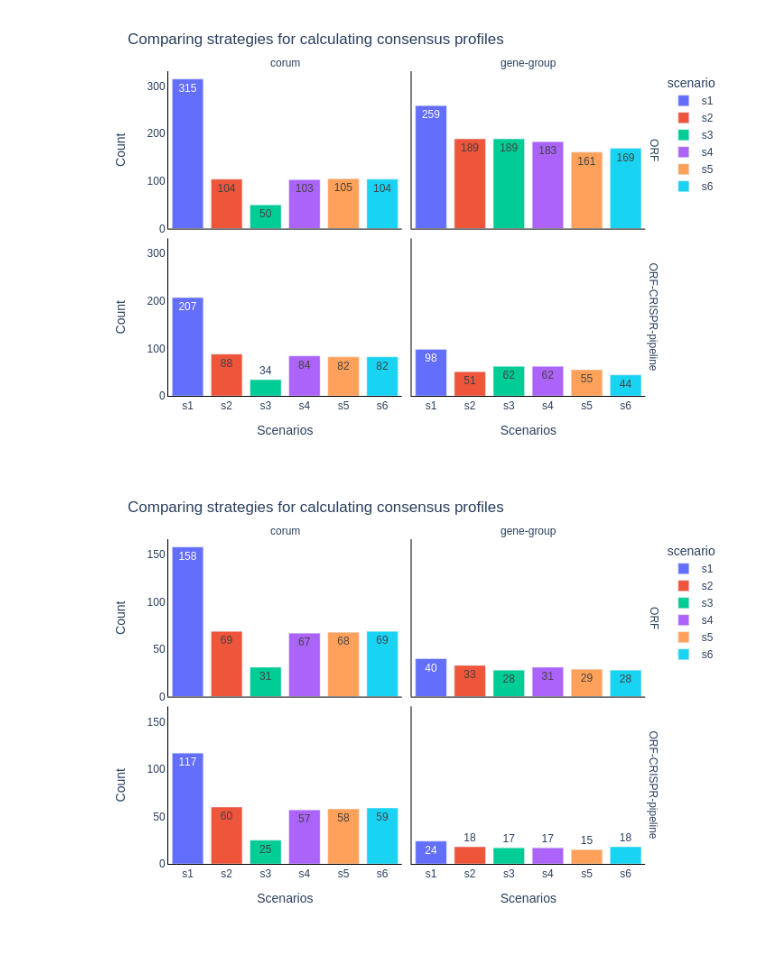
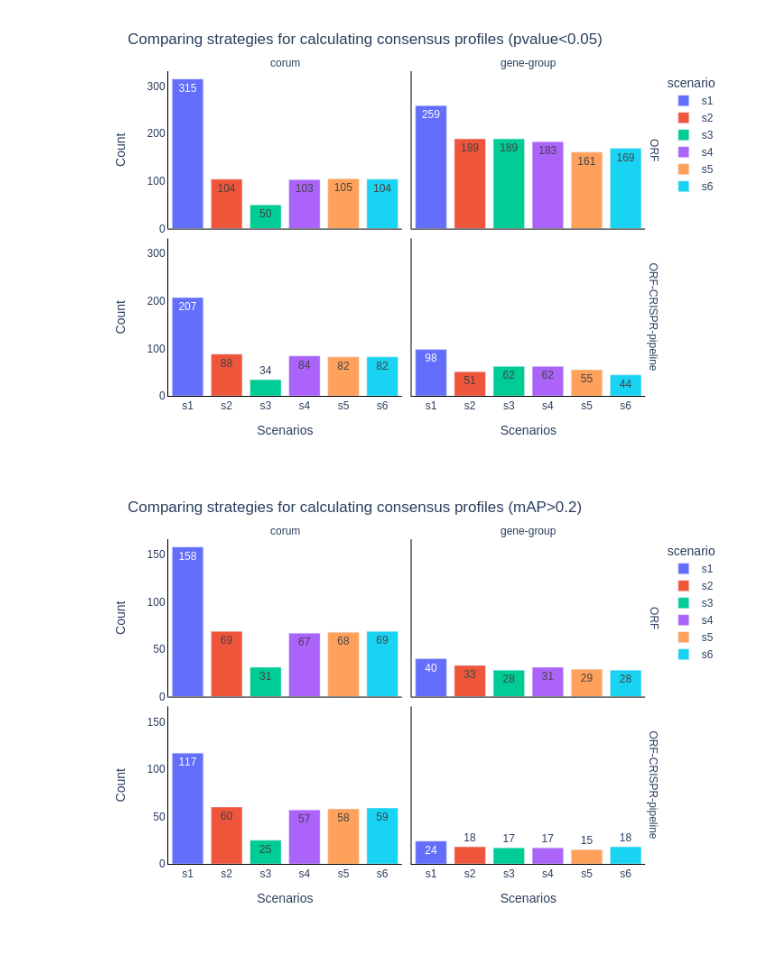
Before and after one commit to jump-cellpainting/2024_Chandrasekaran_Morphmap, a Jupyter notebook: 03.retrieve-annotations/x.plot-consensus.ipynb, the cells around one changed output. Cells and saved outputs as stored; diff of their text form; code cells hidden in the pictures.

```diff
--- a/03.retrieve-annotations/x.plot-consensus.ipynb
+++ b/03.retrieve-annotations/x.plot-consensus.ipynb
@@ -14,34 +14,34 @@ plot_pvalue_df = (
 # %%
 fig = (
     px.bar(
         plot_pvalue_df,
         x="scenario",
         y="count",
         color="scenario",
         facet_col="annotation",
         facet_row="profile",
         text="count",
     )
     .update_layout(
-        title="Comparing strategies for calculating consensus profiles",
+        title="Comparing strategies for calculating consensus profiles (pvalue<0.05)",
         xaxis1=dict(title="Scenarios", linecolor="black"),
         xaxis2=dict(title="Scenarios", linecolor="black"),
         xaxis3=dict(linecolor="black"),
         xaxis4=dict(linecolor="black"),
         yaxis1=dict(title="Count", linecolor="black"),
         yaxis2=dict(linecolor="black"),
         yaxis3=dict(title="Count", linecolor="black"),
         yaxis4=dict(linecolor="black"),
         plot_bgcolor="rgba(0,0,0,0)",
     )
     .for_each_annotation(lambda a: a.update(text=a.text.split("=")[-1]))
 )
 
 fig.write_image("figures/consensus-profile-comparison-pvalue.png", height=480, width=640, scale=2)
 fig.write_image("figures/consensus-profile-comparison-pvalue.svg", height=480, width=640, scale=2)
 fig.show("png")
 # %% [output]
-[figure, old version]
+[figure, new version]
 # %%
 plot_map_df = (
     df.query("mean_average_precision>0.2")
@@ -62,7 +62,7 @@ fig = (
         text="count",
     )
     .update_layout(
-        title="Comparing strategies for calculating consensus profiles",
+        title="Comparing strategies for calculating consensus profiles (mAP>0.2)",
         xaxis1=dict(title="Scenarios", linecolor="black"),
         xaxis2=dict(title="Scenarios", linecolor="black"),
         xaxis3=dict(linecolor="black"),
@@ -80,4 +80,4 @@ fig.write_image("figures/consensus-profile-comparison-map.png", height=480, widt
 fig.write_image("figures/consensus-profile-comparison-map.svg", height=480, width=640, scale=2)
 fig.show("png")
 # %% [output]
-[figure, old version]
+[figure, new version]
```
Also changed, not shown: 4 other files.
